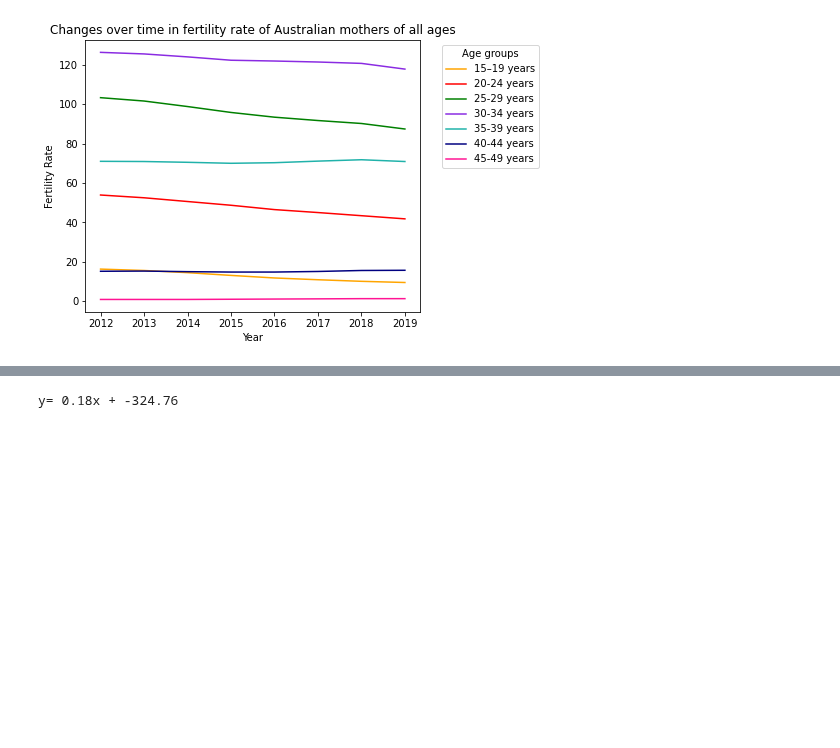
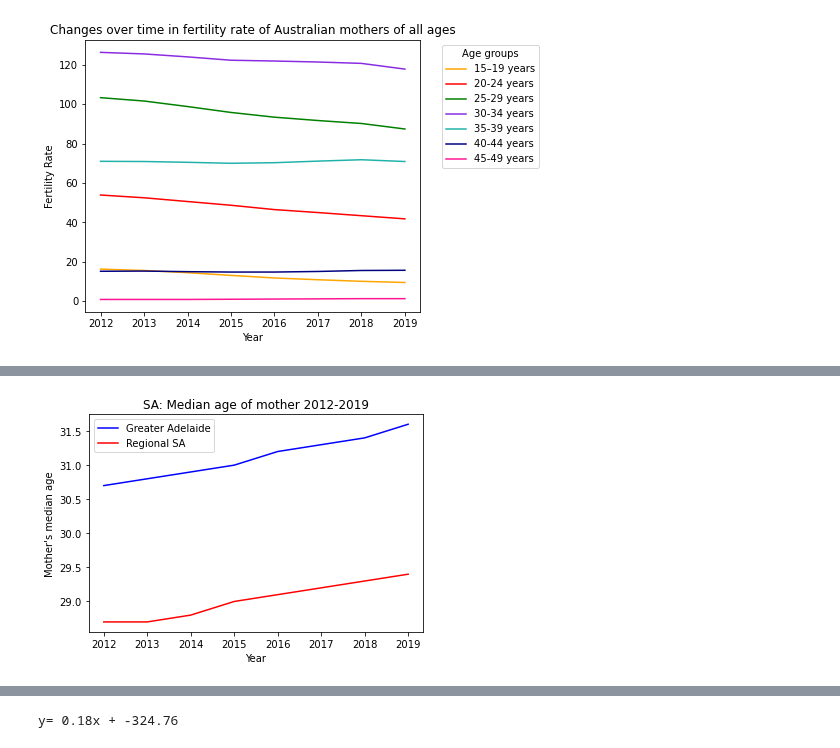
Before and after one commit to NathanJPotter/Team-Project-1, a Jupyter notebook: Project 1.ipynb, the cells around one changed output, grey strips where cells are left out. Saved outputs shown, nothing was run; the diff lists cells and outputs as text; code cells hidden in the pictures; blank space fills up the shorter version.

```diff
--- a/Project 1.ipynb
+++ b/Project 1.ipynb
@@ -455,0 +473,17 @@ plt.show()
+# %%
+# Greater Adelaide
+birth_data_adel_df = birth_data_df.loc[birth_data_df['Place of Usual Residence'] == "Greater Adelaide"]
+
+# Regional SA
+birth_data_sa_df = birth_data_df.loc[birth_data_df['Place of Usual Residence'] == "Rest of SA"]
+
+# Plot median age of mother
+plt.plot(birth_data_adel_df["Year"], birth_data_adel_df["Median age of mother"], color = 'b', label = "Greater Adelaide")
+plt.plot(birth_data_sa_df["Year"], birth_data_sa_df["Median age of mother"], color = 'r', label = "Regional SA")
+plt.title("SA: Median age of mother 2012-2019")
+plt.xlabel("Year")
+plt.ylabel("Mother's median age")
+plt.legend()
+plt.show()
+# %% [output]
+[figure, added]
```
Also changed, not shown: parts of 6 cells of this notebook.
